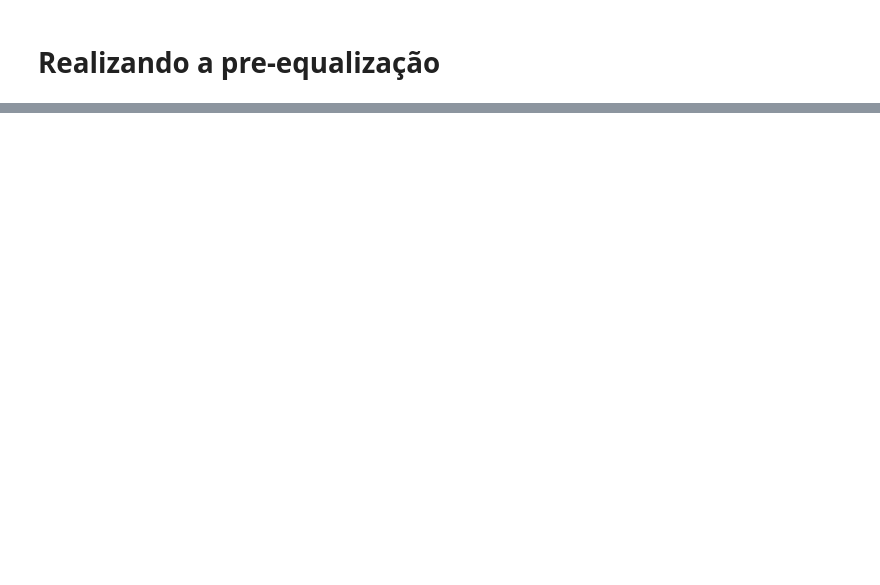
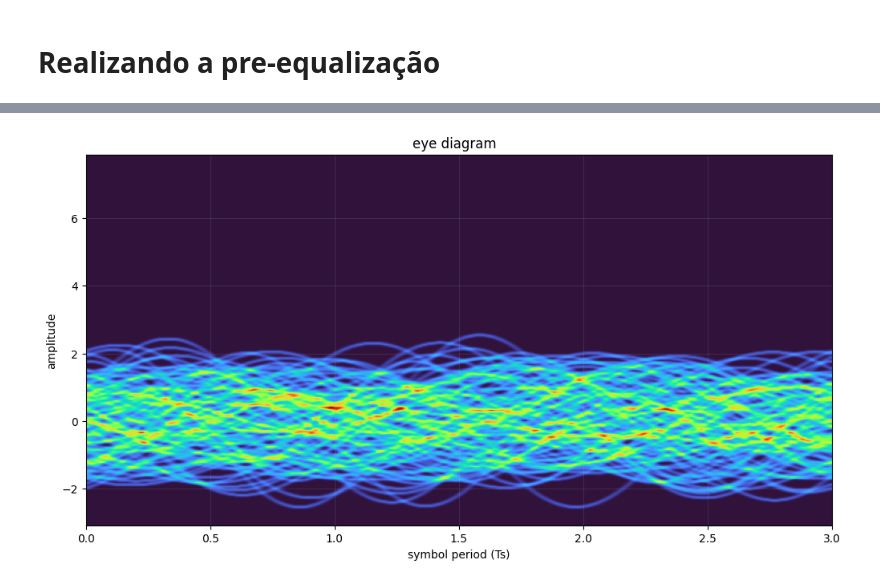
Before and after one commit to LucasLobo7/TCC, a Jupyter notebook: Equipamentos/Taxade600.ipynb, the cells around one changed output, grey strips where cells are left out. Saved outputs shown, nothing was run; the diff lists cells and outputs as text; code cells hidden in the pictures; blank space fills up the shorter version.

```diff
--- a/Equipamentos/Taxade600.ipynb
+++ b/Equipamentos/Taxade600.ipynb
@@ -271,7 +331,7 @@ plt.legend()
 Modulador = {
     'M': 4,
     'nsimbolos': 1e5,
-    'SPS': 2,
+    'SPS': 3,
     'formatoPulso': 'rrc', #'rect','nrz','rrc'
     'nTaps': 1024,
     'alpha': 0.01,
@@ -281,7 +341,7 @@ Modulador = {
 Dac = {
     'dispositivo': DAC,
     'Porta': 2,
-    'fs': 500e6,
+    'fs': 600e6,
     'V_High': 4,
     'V_Low': 0,
     'filtro': 'NORMal'
@@ -298,8 +358,21 @@ Osciloscopio = {
     'offset': np.array([2]),
 }
 #Gerando os sinais transmitidos
-bits, transmitido, transmitidoequalizados = Gerar_Simbolos(Modulador)
+bits, pulso,transmitido, transmitidoequalizados = Gerar_Simbolos(Modulador)
+transmitido = clockSamplingInterp(transmitido.reshape(-1,1),Fs_in=Dac['fs']*Modulador['SPS'],Fs_out=Dac['fs']*1.5,jitter_rms=0)[:,0]
+transmitidoequalizados = clockSamplingInterp(transmitidoequalizados.reshape(-1,1),Fs_in=Dac['fs']*Modulador['SPS'],Fs_out=Dac['fs']*1.5,jitter_rms=0)[:,0]
+
+transmitido = pnorm(transmitido)
+transmitidoequalizados = firFilter(heq,transmitido)
+
+transmitidoequalizados = transmitidoequalizados.real
+transmitidoequalizados = transmitidoequalizados - np.min(transmitidoequalizados)
+transmitidoequalizados = transmitidoequalizados/np.max(transmitidoequalizados)*65534
+transmitidoequalizados = transmitidoequalizados - 32767
+transmitidoequalizados = (np.rint(transmitidoequalizados)).astype(int)
+
 #Gerando uma onda arbitraria no DAC
+Modulador['SPS'] = 1.5
 Onda_Dac_Keysight(Dac,Modulador,transmitidoequalizados,'teste')
 DAC.query('*OPC?')
 #Configurando o osciloscopio
@@ -384,0 +515,4 @@ print(r2*1e-6)
+# %%
+eyediagram(filtrocasado,len(filtrocasado),(fsScope/Dac['fs']),ptype='fancy')
+# %% [output]
+[figure, added]
```
Also changed, not shown: parts of 13 cells of this notebook, 11 other files.
